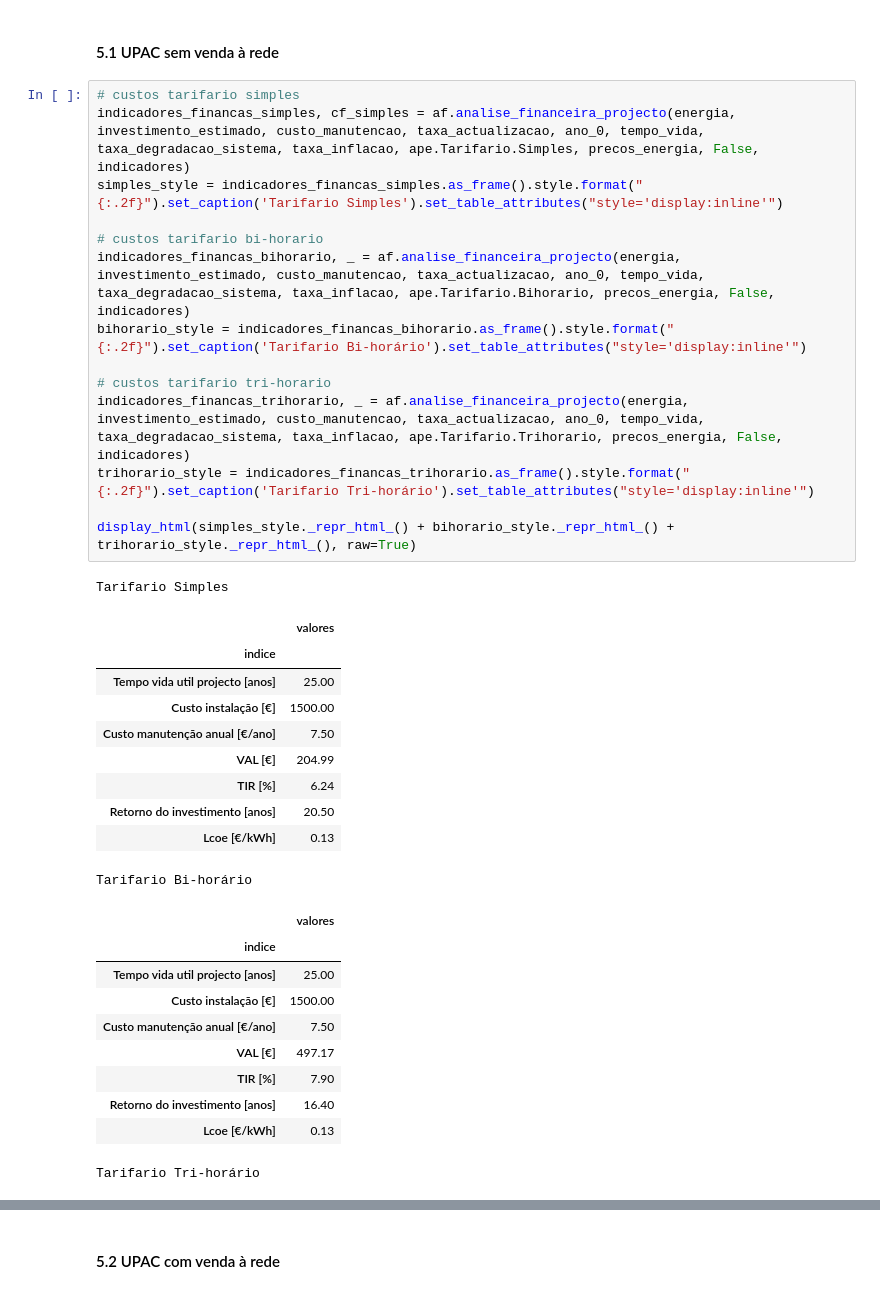
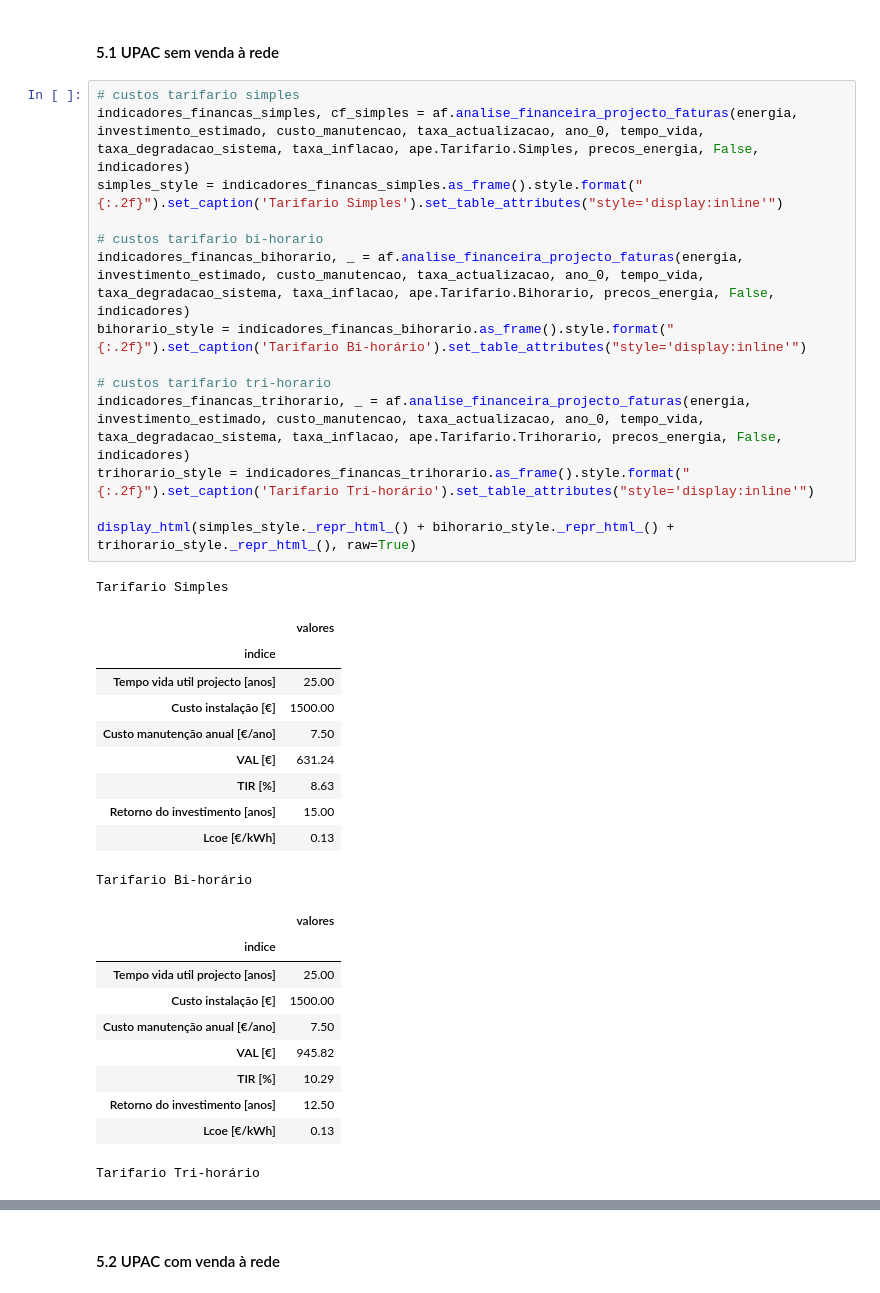
Before and after one commit to mig-l-f/ao-sol, a Jupyter notebook: templates/Analise UPAC.ipynb, the cells around one changed output, grey strips where cells are left out. Saved outputs shown, nothing was run; the diff lists cells and outputs as text.

```diff
--- a/templates/Analise UPAC.ipynb
+++ b/templates/Analise UPAC.ipynb
@@ -331,28 +331,28 @@ if considerar_apoio:
 #### 5.1 UPAC sem venda à rede
 # %%
 # custos tarifario simples
-indicadores_financas_simples, cf_simples = af.analise_financeira_projecto(energia, investimento_estimado, custo_manutencao, taxa_actualizacao, ano_0, tempo_vida, taxa_degradacao_sistema, taxa_inflacao, ape.Tarifario.Simples, precos_energia, False, indicadores)
+indicadores_financas_simples, cf_simples = af.analise_financeira_projecto_faturas(energia, investimento_estimado, custo_manutencao, taxa_actualizacao, ano_0, tempo_vida, taxa_degradacao_sistema, taxa_inflacao, ape.Tarifario.Simples, precos_energia, False, indicadores)
 simples_style = indicadores_financas_simples.as_frame().style.format("{:.2f}").set_caption('Tarifario Simples').set_table_attributes("style='display:inline'")
 
 # custos tarifario bi-horario
-indicadores_financas_bihorario, _ = af.analise_financeira_projecto(energia, investimento_estimado, custo_manutencao, taxa_actualizacao, ano_0, tempo_vida, taxa_degradacao_sistema, taxa_inflacao, ape.Tarifario.Bihorario, precos_energia, False, indicadores)
+indicadores_financas_bihorario, _ = af.analise_financeira_projecto_faturas(energia, investimento_estimado, custo_manutencao, taxa_actualizacao, ano_0, tempo_vida, taxa_degradacao_sistema, taxa_inflacao, ape.Tarifario.Bihorario, precos_energia, False, indicadores)
 bihorario_style = indicadores_financas_bihorario.as_frame().style.format("{:.2f}").set_caption('Tarifario Bi-horário').set_table_attributes("style='display:inline'")
 
 # custos tarifario tri-horario
-indicadores_financas_trihorario, _ = af.analise_financeira_projecto(energia, investimento_estimado, custo_manutencao, taxa_actualizacao, ano_0, tempo_vida, taxa_degradacao_sistema, taxa_inflacao, ape.Tarifario.Trihorario, precos_energia, False, indicadores)
+indicadores_financas_trihorario, _ = af.analise_financeira_projecto_faturas(energia, investimento_estimado, custo_manutencao, taxa_actualizacao, ano_0, tempo_vida, taxa_degradacao_sistema, taxa_inflacao, ape.Tarifario.Trihorario, precos_energia, False, indicadores)
 trihorario_style = indicadores_financas_trihorario.as_frame().style.format("{:.2f}").set_caption('Tarifario Tri-horário').set_table_attributes("style='display:inline'")
 
 display_html(simples_style._repr_html_() + bihorario_style._repr_html_() + trihorario_style._repr_html_(), raw=True)
 # %% [output]
 Tarifario Simples
 |  | valores |
 | indice |  |
 | Tempo vida util projecto [anos] | 25.00 |
 | Custo instalação [€] | 1500.00 |
 | Custo manutenção anual [€/ano] | 7.50 |
-| VAL [€] | 204.99 |
-| TIR [%] | 6.24 |
-| Retorno do investimento [anos] | 20.50 |
+| VAL [€] | 631.24 |
+| TIR [%] | 8.63 |
+| Retorno do investimento [anos] | 15.00 |
 | Lcoe [€/kWh] | 0.13 |
 Tarifario Bi-horário
 |  | valores |
@@ -360,9 +360,9 @@ Tarifario Bi-horário
 | Tempo vida util projecto [anos] | 25.00 |
 | Custo instalação [€] | 1500.00 |
 | Custo manutenção anual [€/ano] | 7.50 |
-| VAL [€] | 497.17 |
-| TIR [%] | 7.90 |
-| Retorno do investimento [anos] | 16.40 |
+| VAL [€] | 945.82 |
+| TIR [%] | 10.29 |
+| Retorno do investimento [anos] | 12.50 |
 | Lcoe [€/kWh] | 0.13 |
 Tarifario Tri-horário
 |  | valores |
```
Also changed, not shown: parts of 4 cells of this notebook, 5 other files.
